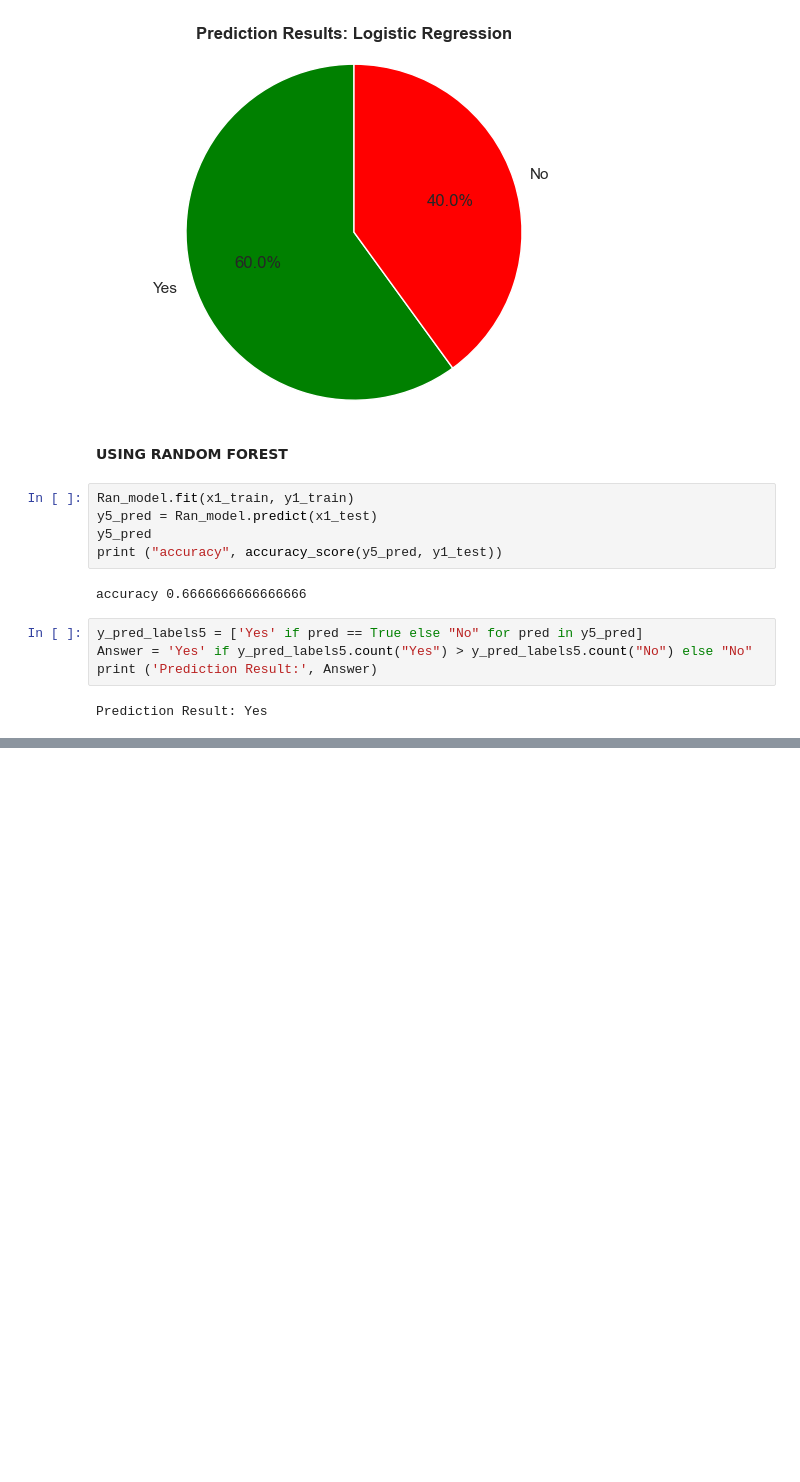
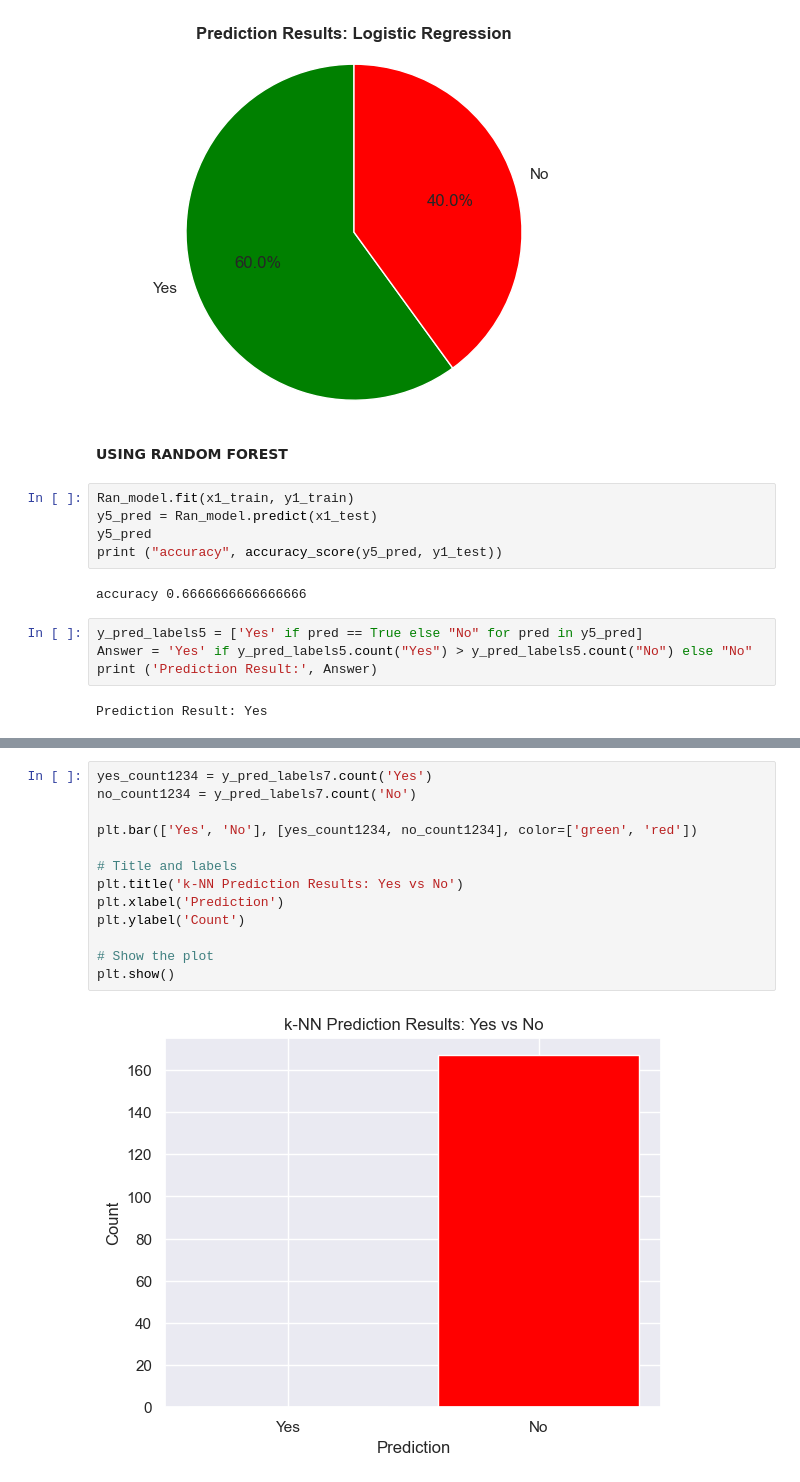
Before and after one commit to Weezywyg/Capstone-Project, a Jupyter notebook: complete Project.ipynb, the cells around one changed output, grey strips where cells are left out. Saved outputs shown, nothing was run; the diff lists cells and outputs as text; blank space fills up the shorter version.

```diff
--- a/complete Project.ipynb
+++ b/complete Project.ipynb
@@ -803,0 +854,15 @@ Text(0, 0.5, 'Prediction')
+# %%
+yes_count1234 = y_pred_labels7.count('Yes')
+no_count1234 = y_pred_labels7.count('No')
+
+plt.bar(['Yes', 'No'], [yes_count1234, no_count1234], color=['green', 'red'])
+
+# Title and labels
+plt.title('k-NN Prediction Results: Yes vs No')
+plt.xlabel('Prediction')
+plt.ylabel('Count')
+
+# Show the plot
+plt.show()
+# %% [output]
+[figure, added]
```
Also changed, not shown: parts of 26 cells of this notebook.
